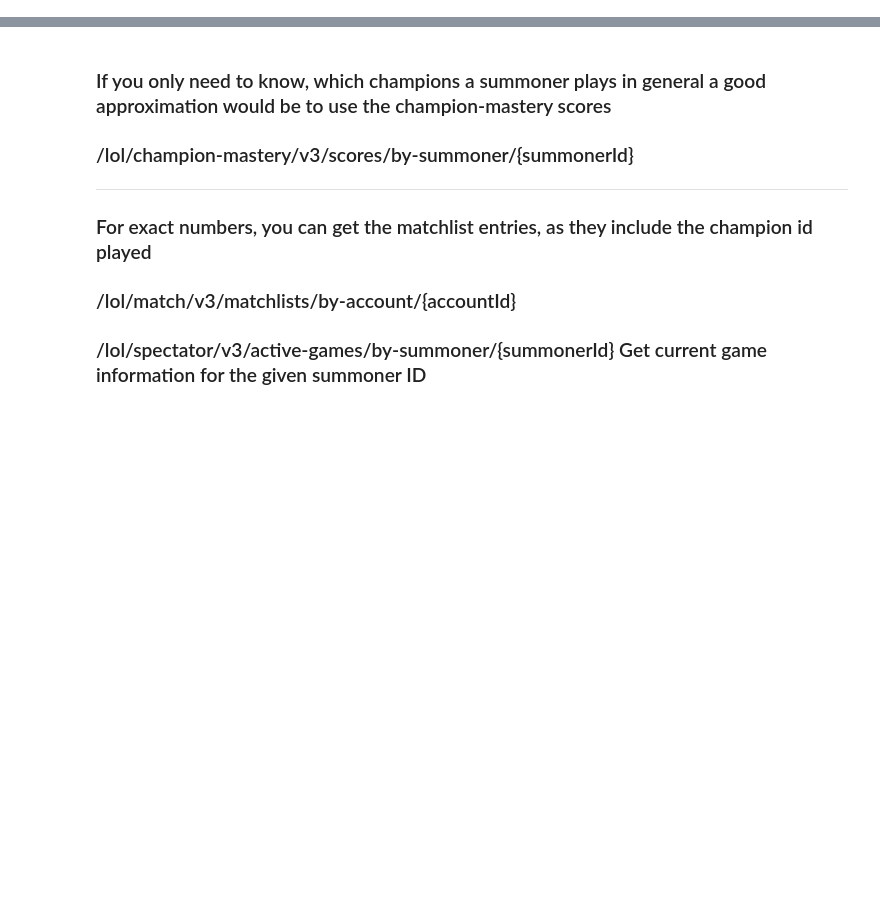
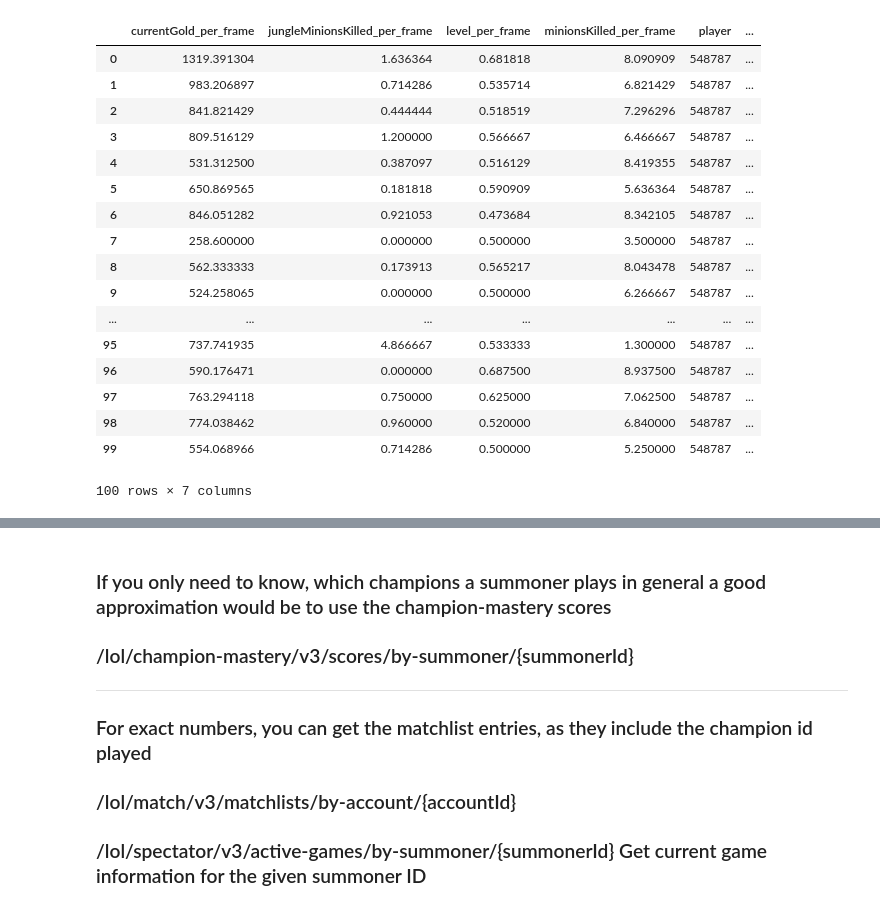
Before and after one commit to DevBrandon/Smurf-Finder, a Jupyter notebook: Smurf_Finder.ipynb, the cells around one changed output, grey strips where cells are left out. Drawn from its saved outputs; the diff is of its cells as text; code cells hidden in the pictures; blank space fills up the shorter version.

```diff
--- a/Smurf_Finder.ipynb
+++ b/Smurf_Finder.ipynb
@@ -115 +103,3 @@ list = get_player("Doublelift")#2863522938
+# %%
+list_of_matches2, player2 = get_player("WildTurtle")
 # %%
@@ -121,0 +205,24 @@ for i in list:
+# %%
+#collapse_into_df([df])
+#display(player['accountId'])
+data2 = collapse_into_df(list_of_matches2, player2['accountId']) #The list of Doublelift's games and his account_id
+data2
+# %% [output]
+|  | currentGold_per_frame | jungleMinionsKilled_per_frame | level_per_frame | minionsKilled_per_frame | player | ... |
+| 0 | 1319.391304 | 1.636364 | 0.681818 | 8.090909 | 548787 | ... |
+| 1 | 983.206897 | 0.714286 | 0.535714 | 6.821429 | 548787 | ... |
+| 2 | 841.821429 | 0.444444 | 0.518519 | 7.296296 | 548787 | ... |
+| 3 | 809.516129 | 1.200000 | 0.566667 | 6.466667 | 548787 | ... |
+| 4 | 531.312500 | 0.387097 | 0.516129 | 8.419355 | 548787 | ... |
+| 5 | 650.869565 | 0.181818 | 0.590909 | 5.636364 | 548787 | ... |
+| 6 | 846.051282 | 0.921053 | 0.473684 | 8.342105 | 548787 | ... |
+| 7 | 258.600000 | 0.000000 | 0.500000 | 3.500000 | 548787 | ... |
+| 8 | 562.333333 | 0.173913 | 0.565217 | 8.043478 | 548787 | ... |
+| 9 | 524.258065 | 0.000000 | 0.500000 | 6.266667 | 548787 | ... |
+| ... | ... | ... | ... | ... | ... | ... |
+| 95 | 737.741935 | 4.866667 | 0.533333 | 1.300000 | 548787 | ... |
+| 96 | 590.176471 | 0.000000 | 0.687500 | 8.937500 | 548787 | ... |
+| 97 | 763.294118 | 0.750000 | 0.625000 | 7.062500 | 548787 | ... |
+| 98 | 774.038462 | 0.960000 | 0.520000 | 6.840000 | 548787 | ... |
+| 99 | 554.068966 | 0.714286 | 0.500000 | 5.250000 | 548787 | ... |
+100 rows × 7 columns
```
Also changed, not shown: parts of 20 cells of this notebook.
